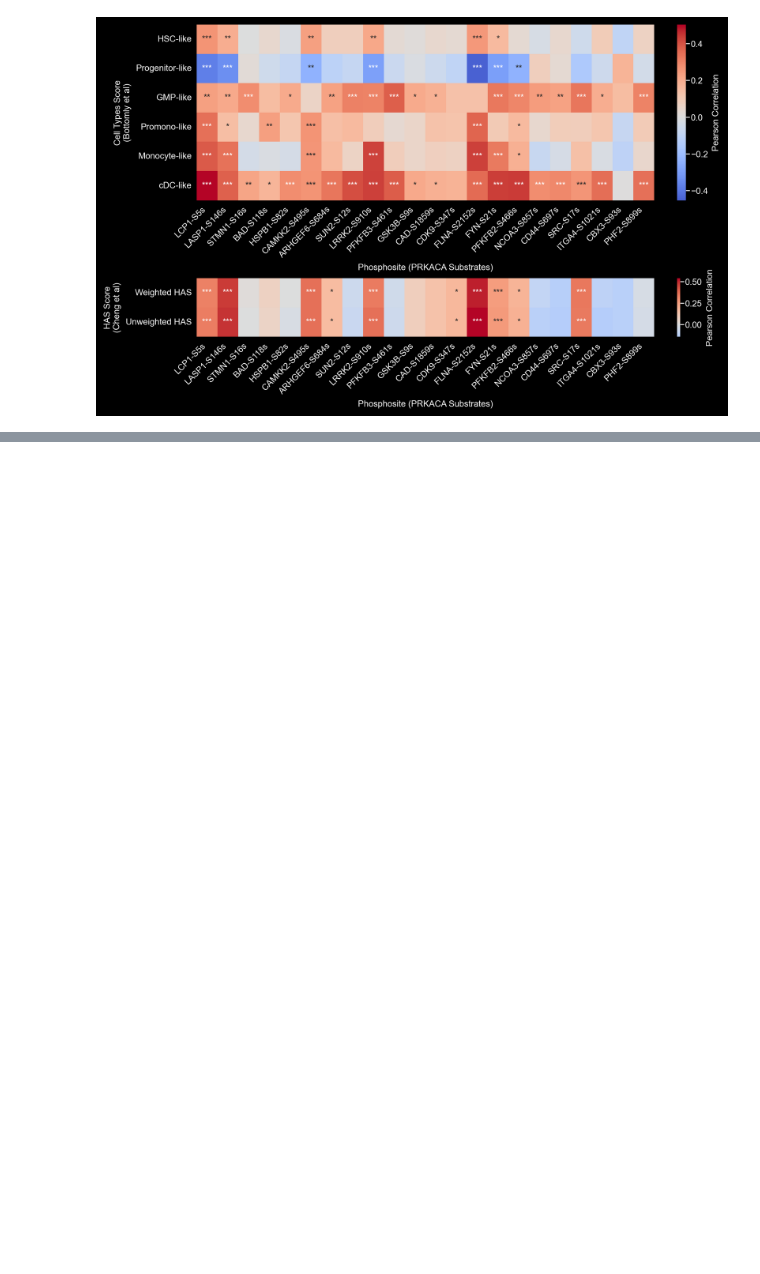
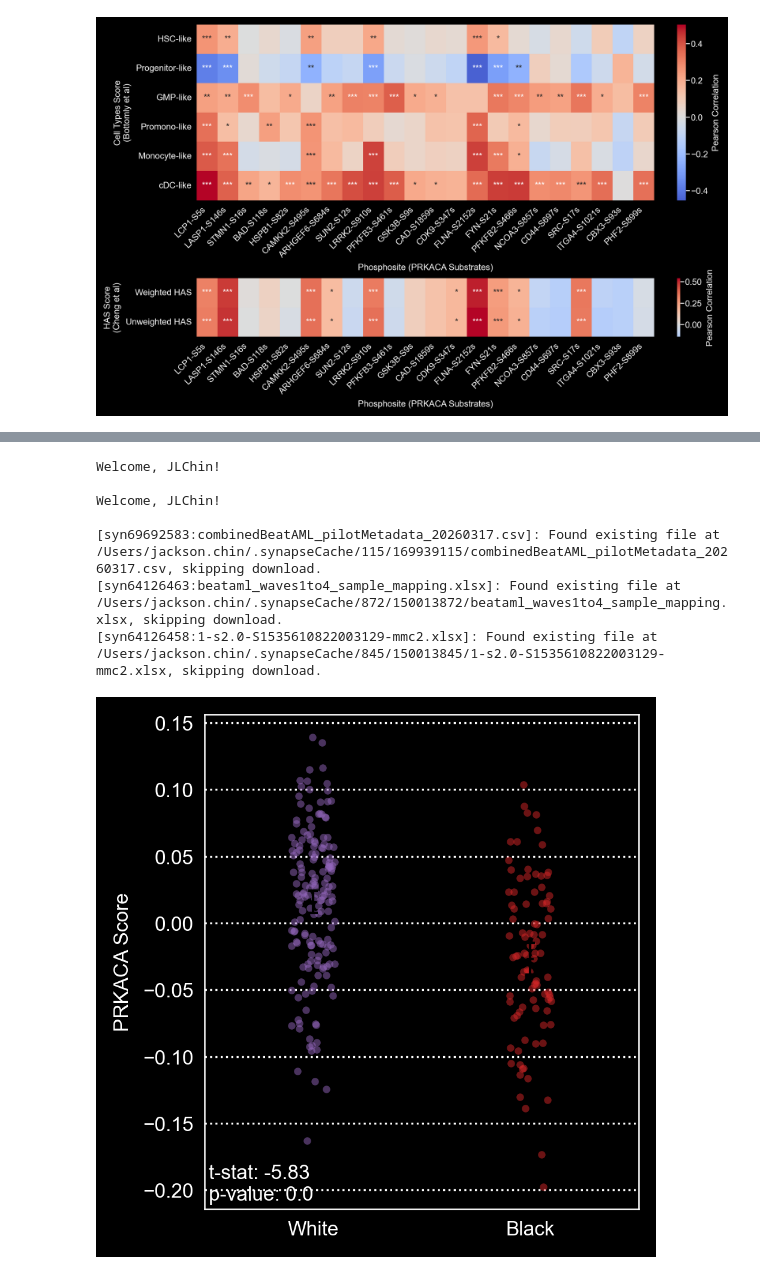
Before and after one commit to PNNL-CompBio/amlMultidrugResistance, a Jupyter notebook: aml_outcome_disparities/analysis/fig2/figure2.ipynb, the cells around one changed output, grey strips where cells are left out. Cells and saved outputs as stored; diff of their text form; code cells hidden in the pictures; blank space fills up the shorter version.

```diff
--- a/aml_outcome_disparities/analysis/fig2/figure2.ipynb
+++ b/aml_outcome_disparities/analysis/fig2/figure2.ipynb
@@ -133,0 +131,12 @@ Welcome, JLChin!
+# %%
+from figure2d import make_figure as make_figure_2d
+fig_2d = make_figure_2d()
+# %% [output]
+Welcome, JLChin!
+
+Welcome, JLChin!
+
+[syn69692583:combinedBeatAML_pilotMetadata_20260317.csv]: Found existing file at /Users/jackson.chin/.synapseCache/115/169939115/combinedBeatAML_pilotMetadata_20260317.csv, skipping download.
+[syn64126463:beataml_waves1to4_sample_mapping.xlsx]: Found existing file at /Users/jackson.chin/.synapseCache/872/150013872/beataml_waves1to4_sample_mapping.xlsx, skipping download.
+[syn64126458:1-s2.0-S1535610822003129-mmc2.xlsx]: Found existing file at /Users/jackson.chin/.synapseCache/845/150013845/1-s2.0-S1535610822003129-mmc2.xlsx, skipping download.
+[figure, added]
```
Also changed, not shown: parts of 12 cells of this notebook, 2 other files.
